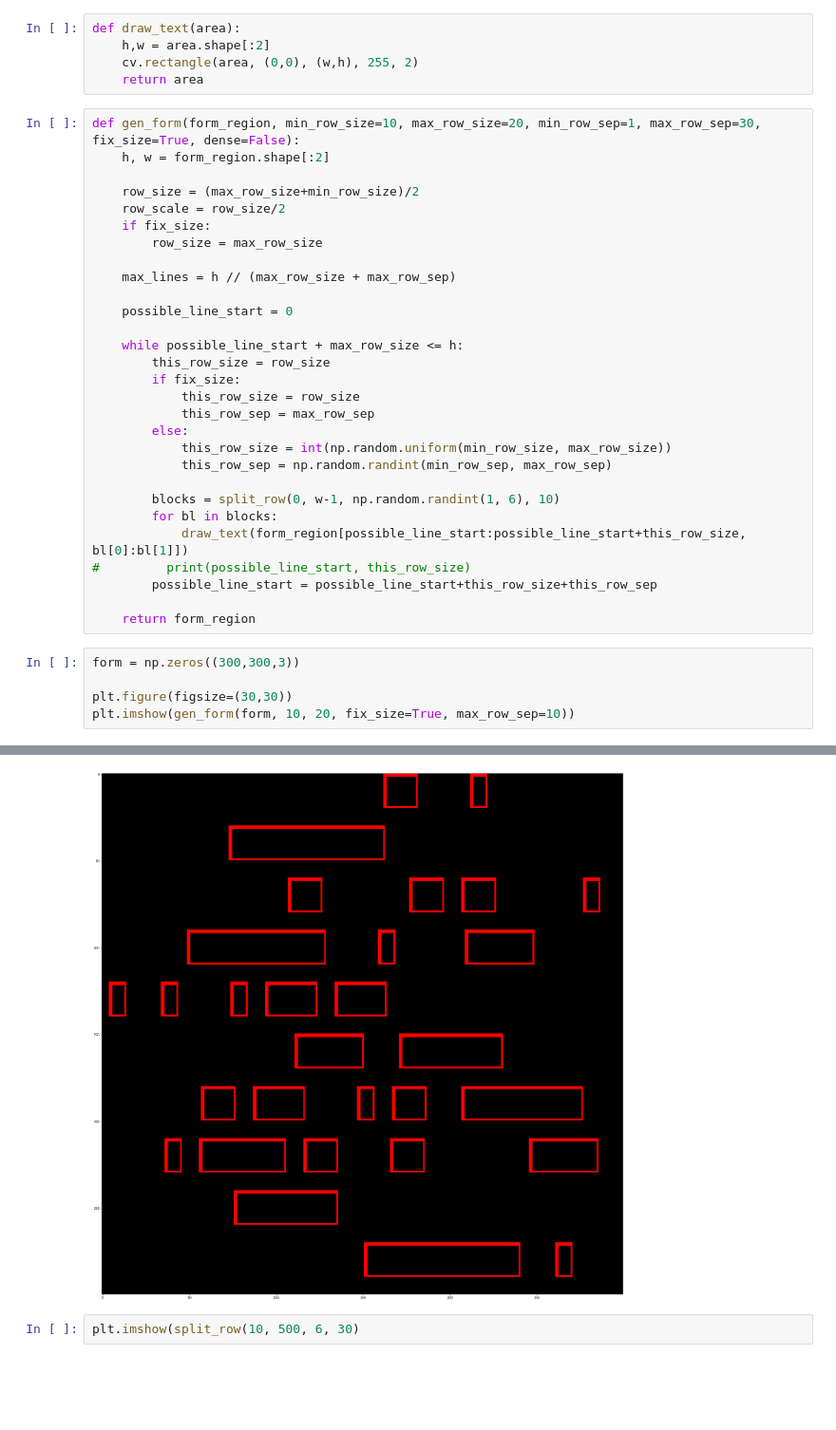
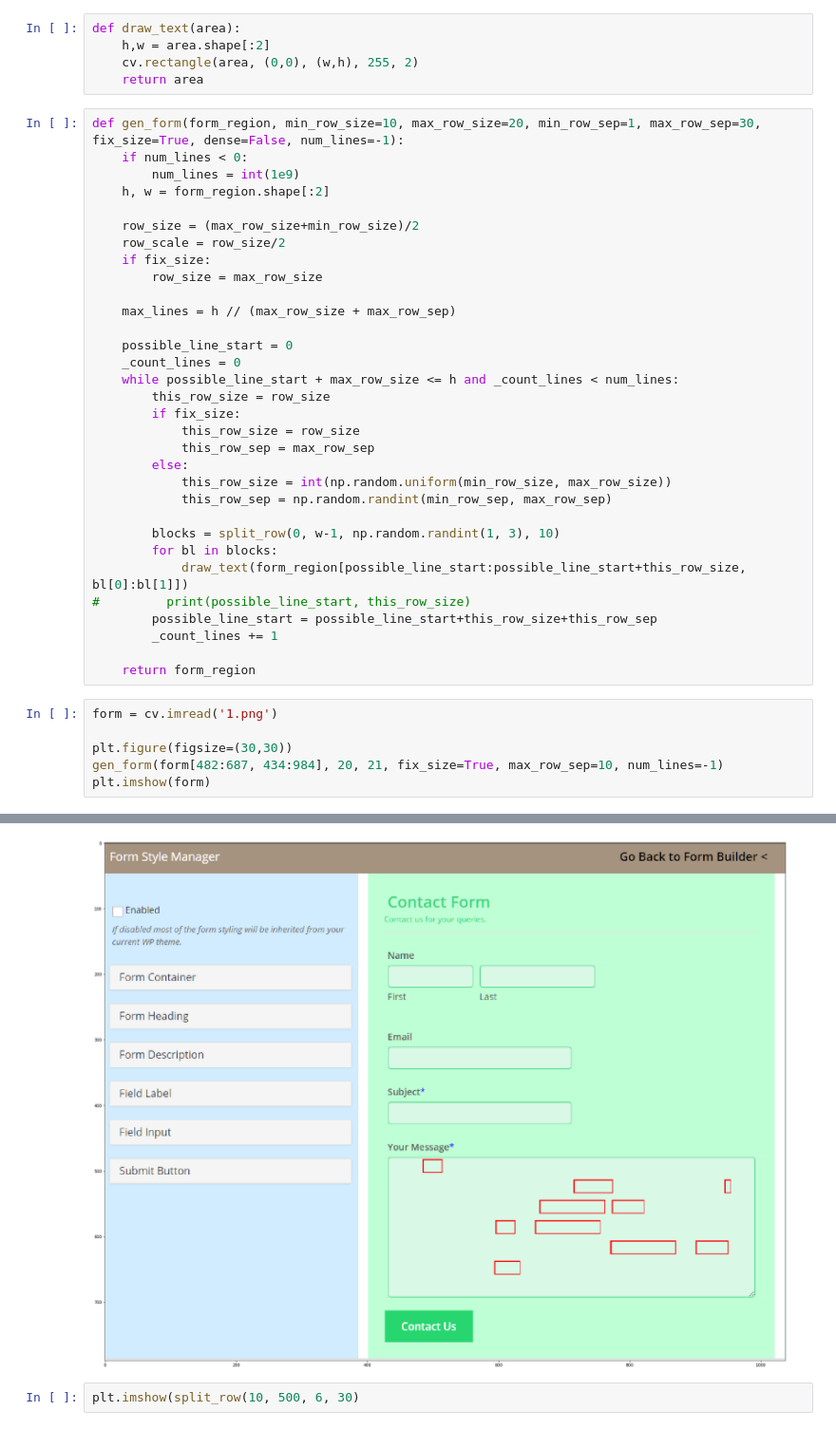
Before and after one commit to npmhung/form_generation, a Jupyter notebook: Untitled.ipynb, the cells around one changed output, grey strips where cells are left out. Shown at 95% size. Cells and saved outputs as stored; diff of their text form; blank space fills up the shorter version.

```diff
--- a/Untitled.ipynb
+++ b/Untitled.ipynb
@@ -26,7 +26,9 @@ def draw_text(area):
     cv.rectangle(area, (0,0), (w,h), 255, 2)
     return area
 # %%
-def gen_form(form_region, min_row_size=10, max_row_size=20, min_row_sep=1, max_row_sep=30, fix_size=True, dense=False):
+def gen_form(form_region, min_row_size=10, max_row_size=20, min_row_sep=1, max_row_sep=30, fix_size=True, dense=False, num_lines=-1):
+    if num_lines < 0:
+        num_lines = int(1e9)
     h, w = form_region.shape[:2]
 
     row_size = (max_row_size+min_row_size)/2
@@ -37,8 +39,8 @@ def gen_form(form_region, min_row_size=10, max_row_size=20, min_row_sep=1, max_r
     max_lines = h // (max_row_size + max_row_sep)
 
     possible_line_start = 0
-
-    while possible_line_start + max_row_size <= h:
+    _count_lines = 0
+    while possible_line_start + max_row_size <= h and _count_lines < num_lines:
         this_row_size = row_size
         if fix_size:
             this_row_size = row_size
@@ -47,16 +49,18 @@ def gen_form(form_region, min_row_size=10, max_row_size=20, min_row_sep=1, max_r
             this_row_size = int(np.random.uniform(min_row_size, max_row_size))
             this_row_sep = np.random.randint(min_row_sep, max_row_sep)
 
-        blocks = split_row(0, w-1, np.random.randint(1, 6), 10)
+        blocks = split_row(0, w-1, np.random.randint(1, 3), 10)
         for bl in blocks:
             draw_text(form_region[possible_line_start:possible_line_start+this_row_size, bl[0]:bl[1]])
 #         print(possible_line_start, this_row_size)
         possible_line_start = possible_line_start+this_row_size+this_row_sep
+        _count_lines += 1
 
     return form_region
 # %%
-form = np.zeros((300,300,3))
+form = cv.imread('1.png')
 
 plt.figure(figsize=(30,30))
-plt.imshow(gen_form(form, 10, 20, fix_size=True, max_row_sep=10))
+gen_form(form[482:687, 434:984], 20, 21, fix_size=True, max_row_sep=10, num_lines=-1)
+plt.imshow(form)
 # %% [output]
@@ -65,4 +68,4 @@ Clipping input data to the valid range for imshow with RGB data ([0..1] for floa
-[figure, old version]
+[figure, new version]
 # %%
 plt.imshow(split_row(10, 500, 6, 30)
 # %% [output]
```
Also changed, not shown: parts of 1 cell of this notebook.
